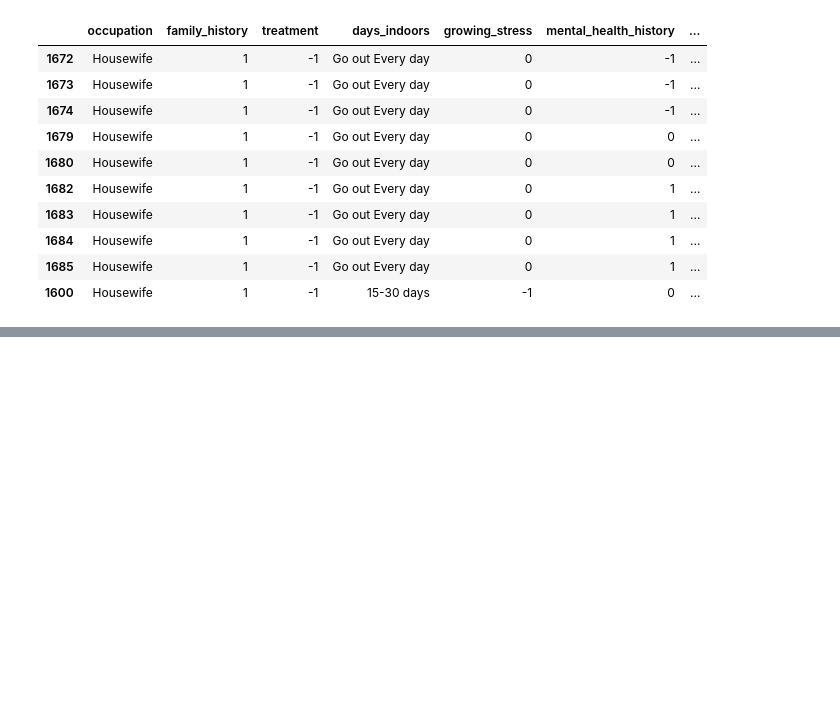
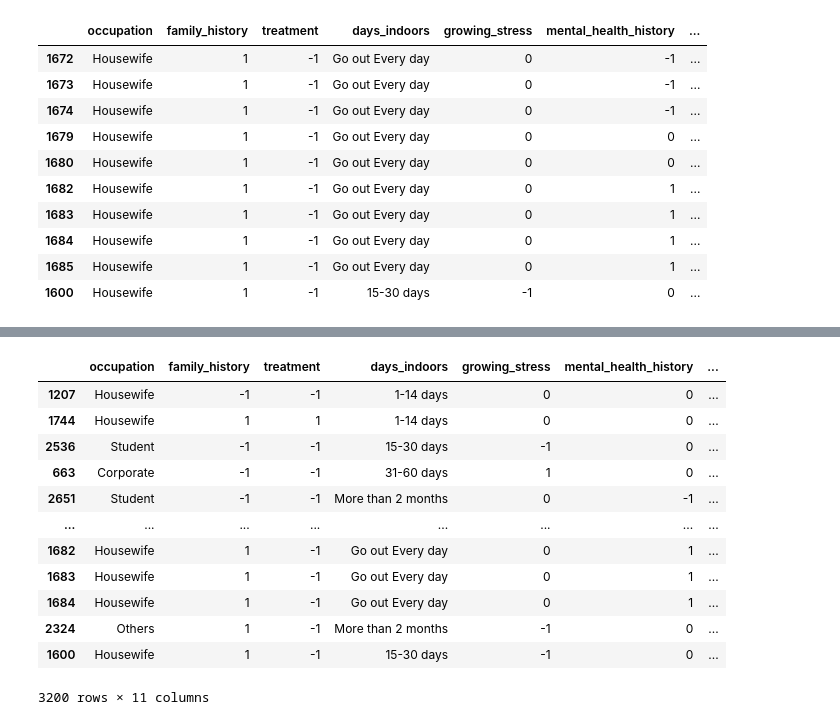
Before and after one commit to nchakicherla/ucb-dataviz-project1-group7, a Jupyter notebook: question_6/data_manipulation.ipynb, the cells around one changed output, grey strips where cells are left out. Saved outputs shown, nothing was run; the diff lists cells and outputs as text; code cells hidden in the pictures; blank space fills up the shorter version.

```diff
--- a/question_6/data_manipulation.ipynb
+++ b/question_6/data_manipulation.ipynb
@@ -310,0 +321,22 @@ Number of rows until cumulative percentage reaches 10: 107
+# %%
+#take a look at the top 50 percentage of commonality
+# Sort the DataFrame by the 'percentage' column in descending order
+common_count = common_count.sort_values(by='percentage', ascending=False)
+
+# Calculate the cumulative sum of the 'percentage' column
+common_count['cumulative_percentage'] = common_count['percentage'].cumsum()
+
+# Identify the rows until the cumulative percentage reaches or exceeds 50%
+rows_until_50 = common_count[common_count['cumulative_percentage'] <= 50]
+
+# Count the number of rows
+num_rows = len(rows_until_50)
+
+# Display the result
+print(f"Number of rows until cumulative percentage reaches 50: {num_rows}")
+print(rows_until_50)
+
+#save rows until 10% commonality
+top_50_percent_answers = rows_until_50.drop(columns=['count', 'cumulative_percentage'])
+#save to csv
+top_50_percent_answers.to_csv('top_50_percent_answers.csv', index=False)
@@ -310,0 +361,18 @@ Number of rows until cumulative percentage reaches 10: 107
+# %%
+check_count = common_count.copy()
+check_count.head()
+check_count.drop(columns=['count', 'cumulative_percentage'])
+# %% [output]
+|  | occupation | family_history | treatment | days_indoors | growing_stress | mental_health_history | ... |
+| 1207 | Housewife | -1 | -1 | 1-14 days | 0 | 0 | ... |
+| 1744 | Housewife | 1 | 1 | 1-14 days | 0 | 0 | ... |
+| 2536 | Student | -1 | -1 | 15-30 days | -1 | 0 | ... |
+| 663 | Corporate | -1 | -1 | 31-60 days | 1 | 0 | ... |
+| 2651 | Student | -1 | -1 | More than 2 months | 0 | -1 | ... |
+| ... | ... | ... | ... | ... | ... | ... | ... |
+| 1682 | Housewife | 1 | -1 | Go out Every day | 0 | 1 | ... |
+| 1683 | Housewife | 1 | -1 | Go out Every day | 0 | 1 | ... |
+| 1684 | Housewife | 1 | -1 | Go out Every day | 0 | 1 | ... |
+| 2324 | Others | 1 | -1 | More than 2 months | -1 | 0 | ... |
+| 1600 | Housewife | 1 | -1 | 15-30 days | -1 | 0 | ... |
+3200 rows × 11 columns
```
Also changed, not shown: parts of 6 cells of this notebook, 2 other files.
